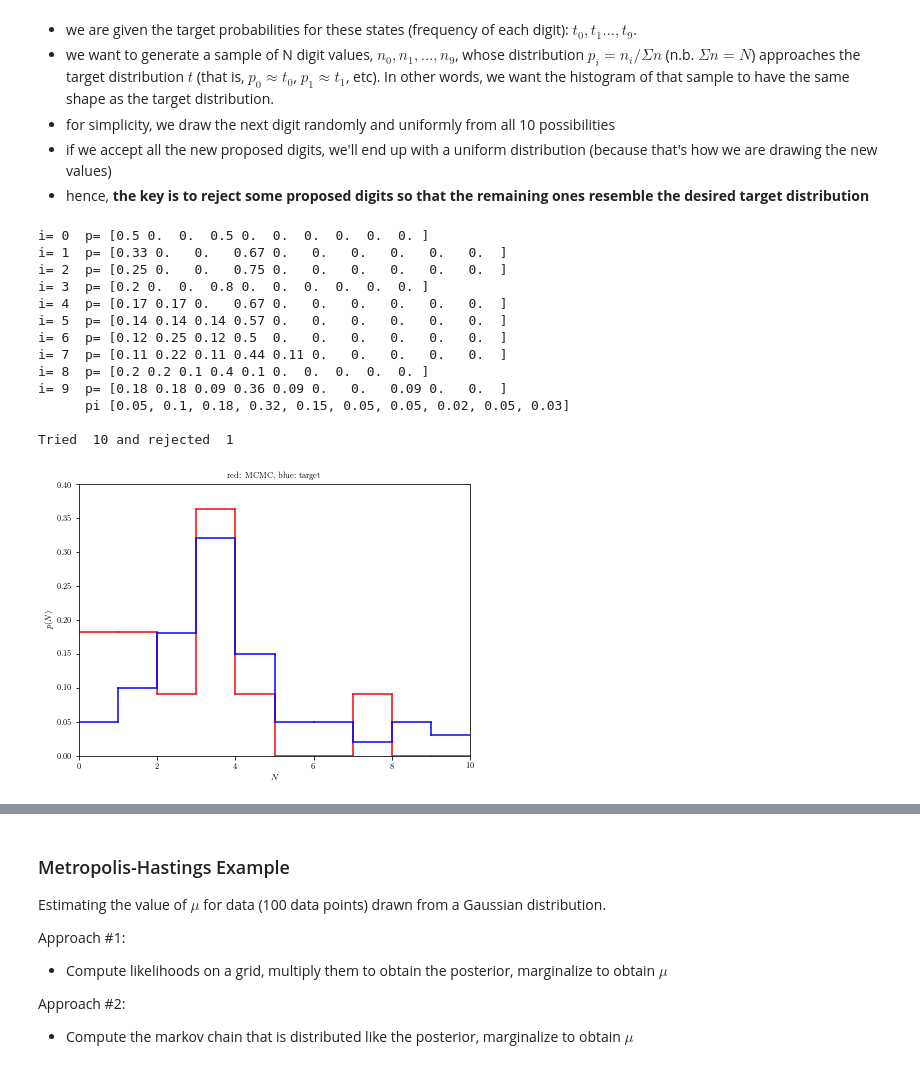
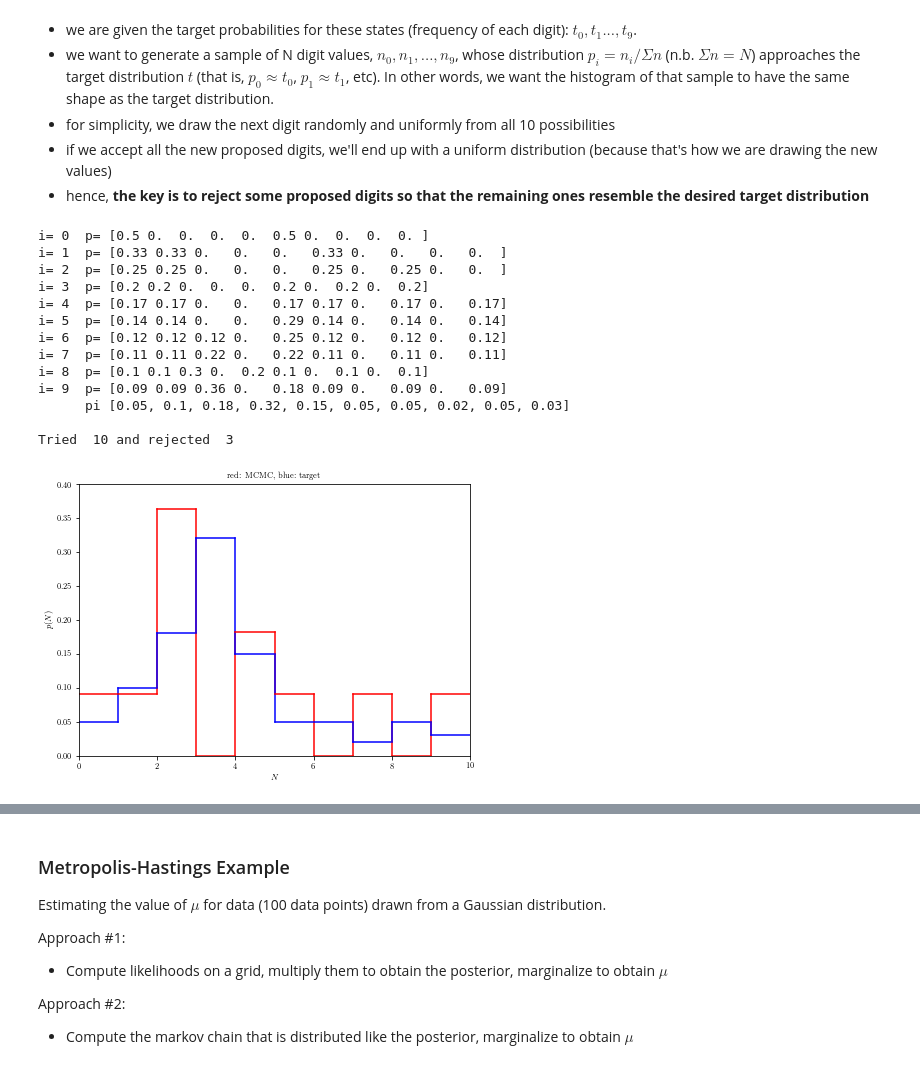
Before and after one commit to bayu-wilson/astr-324-s18, a Jupyter notebook: notebooks/Week-5-Tue.ipynb, the cells around one changed output, grey strips where cells are left out. Saved outputs shown, nothing was run; the diff lists cells and outputs as text; code cells hidden in the pictures.

```diff
--- a/notebooks/Week-5-Tue.ipynb
+++ b/notebooks/Week-5-Tue.ipynb
@@ -659,7 +659,7 @@ def doSimpleMCMC(pi, priorIndex, Niter, printStep, plot = 0):
         else:
             states[newind] += 1
             priorIndex = newind
-        if (i/printStep*printStep == i):
+        if (i//printStep*printStep == i):
             prob = 1.0*states / np.sum(states)
             for j in range(0,np.size(prob)):
                 prob[j] = float("{0:.2f}".format(prob[j]))
@@ -681,46 +681,46 @@ def plotP(pi,states):
     fig, ax = plt.subplots(figsize=(7, 5))
 
     N = np.size(pi)
     for i in range(0,N):
         plt.plot([i,i+1],[prob[i],prob[i]], c='red')
         plt.plot([i,i+1],[pi[i],pi[i]], '-', c='blue')
         if (i < (N-1)):
             plt.plot([i+1,i+1],[prob[i],prob[i+1]], c='red')
             plt.plot([i+1,i+1],[pi[i],pi[i+1]], '-', c='blue')
 
     plt.xlim(0, 10)
     ymax = 1.1*np.max(pi)
     if (np.max(prob)>np.max(pi)):
         ymax = 1.1*np.max(prob)
     plt.ylim(0, ymax)
     plt.xlabel('$N$')
     plt.ylabel(r'$p(N)$')
     plt.title('red: MCMC, blue: target')
     plt.show()
 
 
 # target distribution for 9 states
 pi = [0.05, 0.10, 0.18, 0.32, 0.15, 0.05, 0.05, 0.02, 0.05, 0.03]
 startIndex = 0
 Niter = 10
 printStep = 1
 # states = doSimpleMCMC(pi, startIndex, Niter, printStep)
-states = doSimpleMCMC(pi, startIndex, 10, 5, 1)
+states = doSimpleMCMC(pi, startIndex, Niter, printStep, 1)
 # %% [output]
-i= 0  p= [0.5 0.  0.  0.5 0.  0.  0.  0.  0.  0. ]
-i= 1  p= [0.33 0.   0.   0.67 0.   0.   0.   0.   0.   0.  ]
-i= 2  p= [0.25 0.   0.   0.75 0.   0.   0.   0.   0.   0.  ]
-i= 3  p= [0.2 0.  0.  0.8 0.  0.  0.  0.  0.  0. ]
-i= 4  p= [0.17 0.17 0.   0.67 0.   0.   0.   0.   0.   0.  ]
-i= 5  p= [0.14 0.14 0.14 0.57 0.   0.   0.   0.   0.   0.  ]
-i= 6  p= [0.12 0.25 0.12 0.5  0.   0.   0.   0.   0.   0.  ]
-i= 7  p= [0.11 0.22 0.11 0.44 0.11 0.   0.   0.   0.   0.  ]
-i= 8  p= [0.2 0.2 0.1 0.4 0.1 0.  0.  0.  0.  0. ]
-i= 9  p= [0.18 0.18 0.09 0.36 0.09 0.   0.   0.09 0.   0.  ]
+i= 0  p= [0.5 0.  0.  0.  0.  0.5 0.  0.  0.  0. ]
+i= 1  p= [0.33 0.33 0.   0.   0.   0.33 0.   0.   0.   0.  ]
+i= 2  p= [0.25 0.25 0.   0.   0.   0.25 0.   0.25 0.   0.  ]
+i= 3  p= [0.2 0.2 0.  0.  0.  0.2 0.  0.2 0.  0.2]
+i= 4  p= [0.17 0.17 0.   0.   0.17 0.17 0.   0.17 0.   0.17]
+i= 5  p= [0.14 0.14 0.   0.   0.29 0.14 0.   0.14 0.   0.14]
+i= 6  p= [0.12 0.12 0.12 0.   0.25 0.12 0.   0.12 0.   0.12]
+i= 7  p= [0.11 0.11 0.22 0.   0.22 0.11 0.   0.11 0.   0.11]
+i= 8  p= [0.1 0.1 0.3 0.  0.2 0.1 0.  0.1 0.  0.1]
+i= 9  p= [0.09 0.09 0.36 0.   0.18 0.09 0.   0.09 0.   0.09]
       pi [0.05, 0.1, 0.18, 0.32, 0.15, 0.05, 0.05, 0.02, 0.05, 0.03]
 
-Tried  10 and rejected  1
+Tried  10 and rejected  3
-[figure, old version]
+[figure, new version]
 # %%
 states = doSimpleMCMC(pi, startIndex, 100, 50, 1)
 # %% [output]
```
Also changed, not shown: parts of 6 cells of this notebook, 3 other files.
